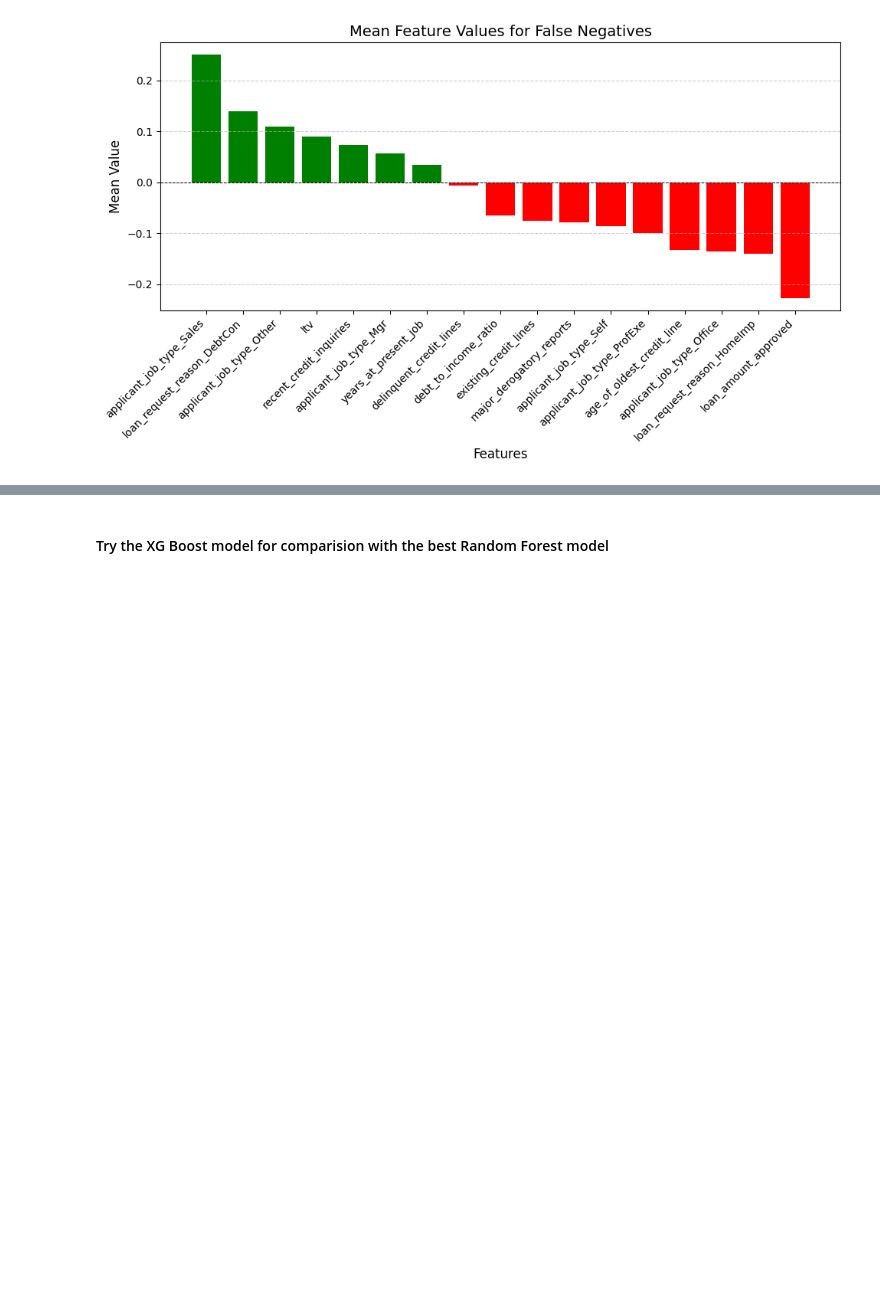
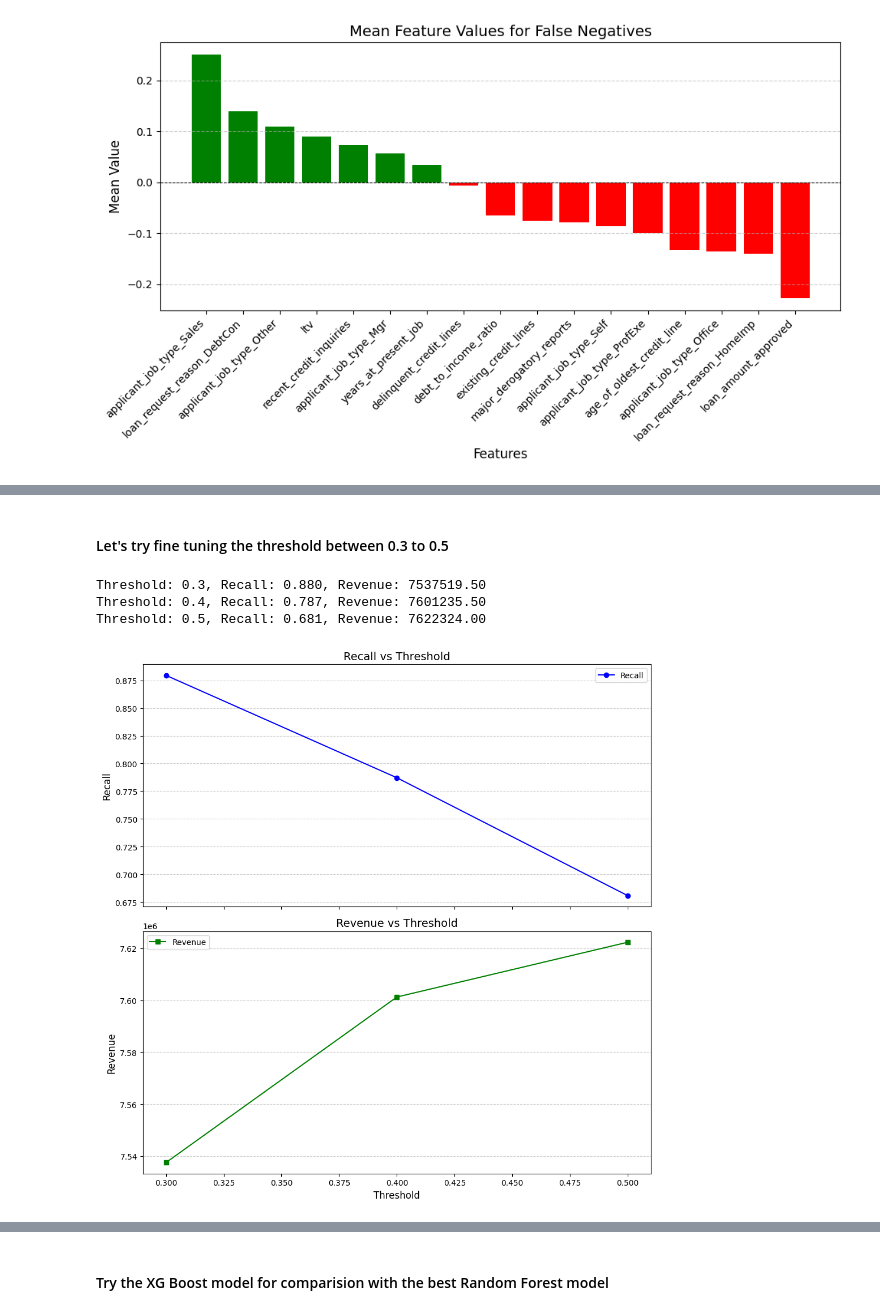
Before and after one commit to vmagar1729/analytiqbit, a Jupyter notebook: notebooks/Capstone_Project_Reference_Notebook_Loan_Default_Prediction_Full_Code.ipynb, the cells around one changed output, grey strips where cells are left out. Drawn from its saved outputs; the diff is of its cells as text; code cells hidden in the pictures; blank space fills up the shorter version.

```diff
--- a/notebooks/Capstone_Project_Reference_Notebook_Loan_Default_Prediction_Full_Code.ipynb
+++ b/notebooks/Capstone_Project_Reference_Notebook_Loan_Default_Prediction_Full_Code.ipynb
@@ -2234,0 +2240,61 @@ analyze_subset_features(rf_estimator_best, x_test, y_test)
+# %% [markdown]
+#### Let's try fine tuning the threshold between 0.3 to 0.5
+# %%
+import matplotlib.pyplot as plt
+import numpy as np
+from sklearn.metrics import recall_score
+
+# Define the recall thresholds
+recall_thresholds = np.arange(0.3, 0.6, 0.1)  # 0.3 to 0.5 with a step of 0.1
+
+# Initialize lists to store results
+recall_values = []
+revenue_values = []
+
+# Iterate over the thresholds
+for threshold in recall_thresholds:
+    # Predict probabilities on x_test and apply threshold
+    pred_prob_rf_best = rf_estimator_best.predict_proba(x_test)
+    y_pred_threshold = (pred_prob_rf_best[:, 1] >= threshold).astype(int)
+
+    # Calculate recall
+    recall = recall_score(y_test, y_pred_threshold)
+    recall_values.append(recall)
+
+    # Update the default_model dataset with threshold-based predictions
+    default_model_best = default_model.copy()
+    pred_prob_scaled = rf_estimator_best.predict_proba(X_scaled)
+    default_model_best['prob_default'] = (pred_prob_scaled[:, 1] >= threshold).astype(int)
+
+    # Calculate expected revenue
+    revenue_best, _ = calculate_expected_with_confidence(default_model_best, 'loan_amount_approved')
+    revenue_values.append(revenue_best)
+
+    print(f"Threshold: {threshold}, Recall: {recall:.3f}, Revenue: {revenue_best:.2f}")
+
+# Create subplots
+fig, axes = plt.subplots(2, 1, figsize=(10, 10), sharex=True)
+
+# Plot Recall
+axes[0].plot(recall_thresholds, recall_values, marker='o', label='Recall', color='blue')
+axes[0].set_title('Recall vs Threshold', fontsize=14)
+axes[0].set_ylabel('Recall', fontsize=12)
+axes[0].grid(axis='y', linestyle='--', alpha=0.6)
+axes[0].legend()
+
+# Plot Revenue
+axes[1].plot(recall_thresholds, revenue_values, marker='s', label='Revenue', color='green')
+axes[1].set_title('Revenue vs Threshold', fontsize=14)
+axes[1].set_xlabel('Threshold', fontsize=12)
+axes[1].set_ylabel('Revenue', fontsize=12)
+axes[1].grid(axis='y', linestyle='--', alpha=0.6)
+axes[1].legend()
+
+# Adjust layout
+plt.tight_layout()
+plt.show()
+# %% [output]
+Threshold: 0.3, Recall: 0.880, Revenue: 7537519.50
+Threshold: 0.4, Recall: 0.787, Revenue: 7601235.50
+Threshold: 0.5, Recall: 0.681, Revenue: 7622324.00
+[figure, added]
```
Also changed, not shown: parts of 12 cells of this notebook, 1 other file.
